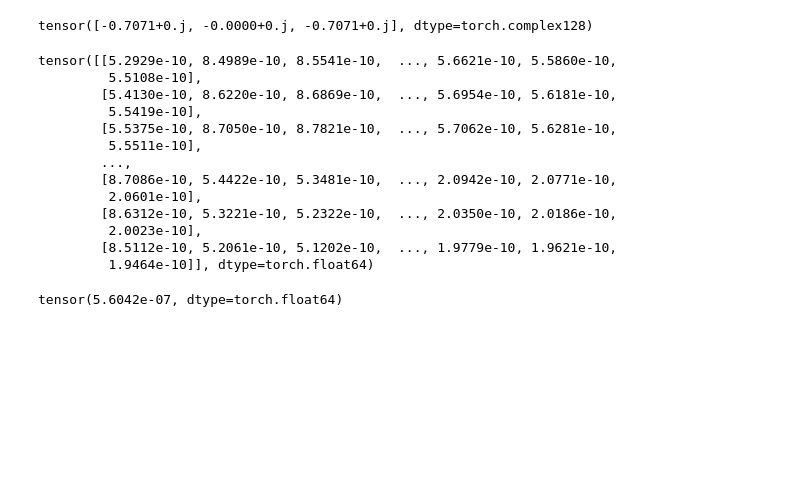
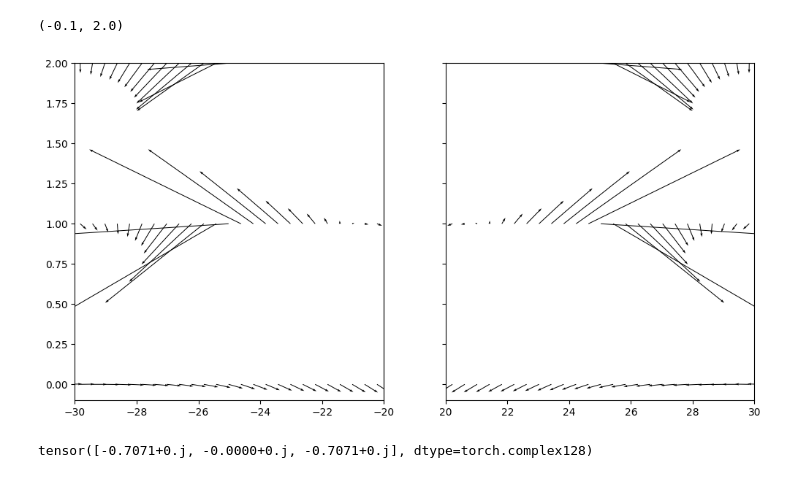
Before and after one commit to hydrogeophysicsgroup/anemone, a Jupyter notebook: prototyping/bfields_square_loop_in_the_earth.ipynb, the cells around one changed output. Saved outputs shown, nothing was run; the diff lists cells and outputs as text; code cells hidden in the pictures; blank space fills up the shorter version.

```diff
--- a/prototyping/bfields_square_loop_in_the_earth.ipynb
+++ b/prototyping/bfields_square_loop_in_the_earth.ipynb
@@ -372,3 +379,14 @@ axs[0].invert_yaxis()
+# %%
+nH = (H/torch.sqrt((H*H.conj().sum(axis=-1, keepdims=True)))).numpy()
+X,Y = np.meshgrid(x.numpy(), rx.z.numpy())
+fig,axs = plt.subplots(1,2, sharey=True, figsize=(12, 6))
+axs[0].quiver(X,Y, H[:,  :, 0].real.T, H[:,  :, 2].real.T, units='xy')
+axs[1].quiver(X,Y, H[:,  :, 0].real.T, H[:,  :, 2].real.T, units='xy')
+axs[0].set_xlim(-30, -20);axs[1].set_xlim(20, 30)
+axs[0].set_ylim(-0.1, 2)
+# %% [output]
+(-0.1, 2.0)
+[figure, added]
 # %%
 decl = 90
 incl = 45
@@ -378,10 +396,9 @@ def Bo_hat(incl, decl):
     return -torch.tensor([np.cos(declrad)*np.cos(inclrad), np.sin(declrad)*np.cos(inclrad), np.sin(inclrad)])
 
 Bo = Bo_hat(incl, decl).to(torch.complex128)
+print(Bo)
+# %% [output]
+tensor([-0.7071+0.j, -0.0000+0.j, -0.7071+0.j], dtype=torch.complex128)
-# %%
-Bo
-# %% [output]
-tensor([-0.7071+0.j, -0.0000+0.j, -0.7071+0.j], dtype=torch.complex128)
 # %%
 B_prll = torch.einsum('...i,...i->...', H, Bo)[..., None]*Bo
 B_perp = H - B_prll
@@ -395,28 +412,8 @@ alpha = torch.sqrt(0.5*(B_B_conj + B_B_sqrd))
 beta  = (sgn*torch.sqrt(0.5*(B_B_conj - B_B_sqrd))).real
 
 e_zeta = torch.sqrt(B_B_conj / B_B_sqrd).real
-# %%
-alpha
-# %% [output]
-tensor([[5.2929e-10, 8.4989e-10, 8.5541e-10,  ..., 5.6621e-10, 5.5860e-10,
-         5.5108e-10],
-        [5.4130e-10, 8.6220e-10, 8.6869e-10,  ..., 5.6954e-10, 5.6181e-10,
-         5.5419e-10],
-        [5.5375e-10, 8.7050e-10, 8.7821e-10,  ..., 5.7062e-10, 5.6281e-10,
-         5.5511e-10],
-        ...,
-        [8.7086e-10, 5.4422e-10, 5.3481e-10,  ..., 2.0942e-10, 2.0771e-10,
-         2.0601e-10],
-        [8.6312e-10, 5.3221e-10, 5.2322e-10,  ..., 2.0350e-10, 2.0186e-10,
-         2.0023e-10],
-        [8.5112e-10, 5.2061e-10, 5.1202e-10,  ..., 1.9779e-10, 1.9621e-10,
-         1.9464e-10]], dtype=torch.float64)
 # %%
 B1 = 0.5*(alpha-beta)
-# %%
-torch.abs(H).max()
-# %% [output]
-tensor(5.6042e-07, dtype=torch.float64)
 # %%
 Htot = torch.einsum('...i,...i->...', H, H.conj()).real
 print(Htot.max())
```
Also changed, not shown: parts of 9 cells of this notebook.
